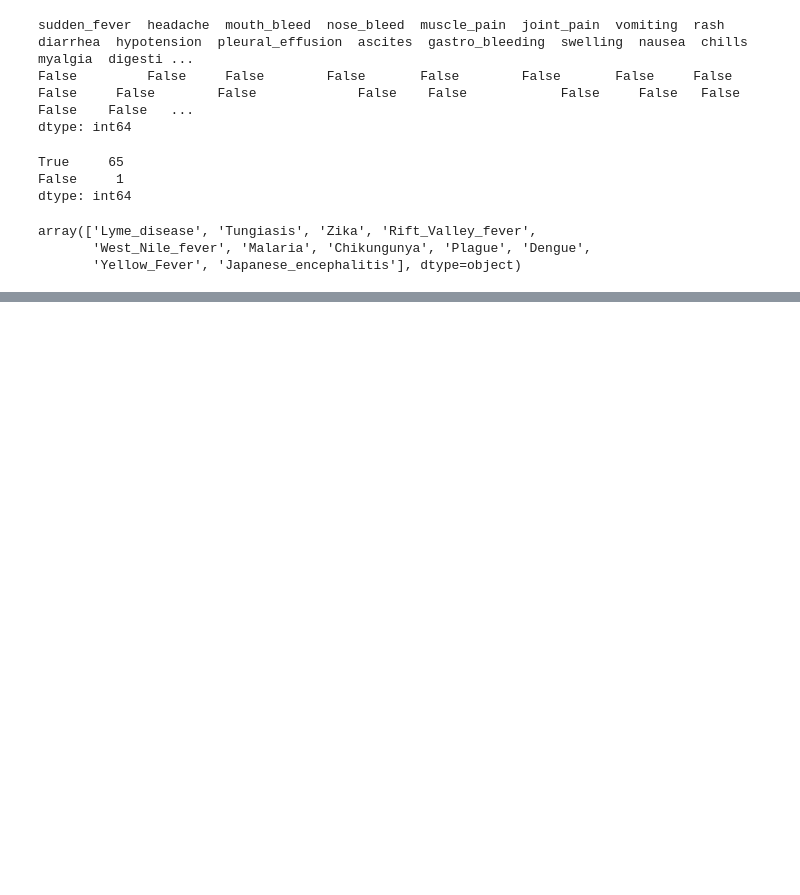
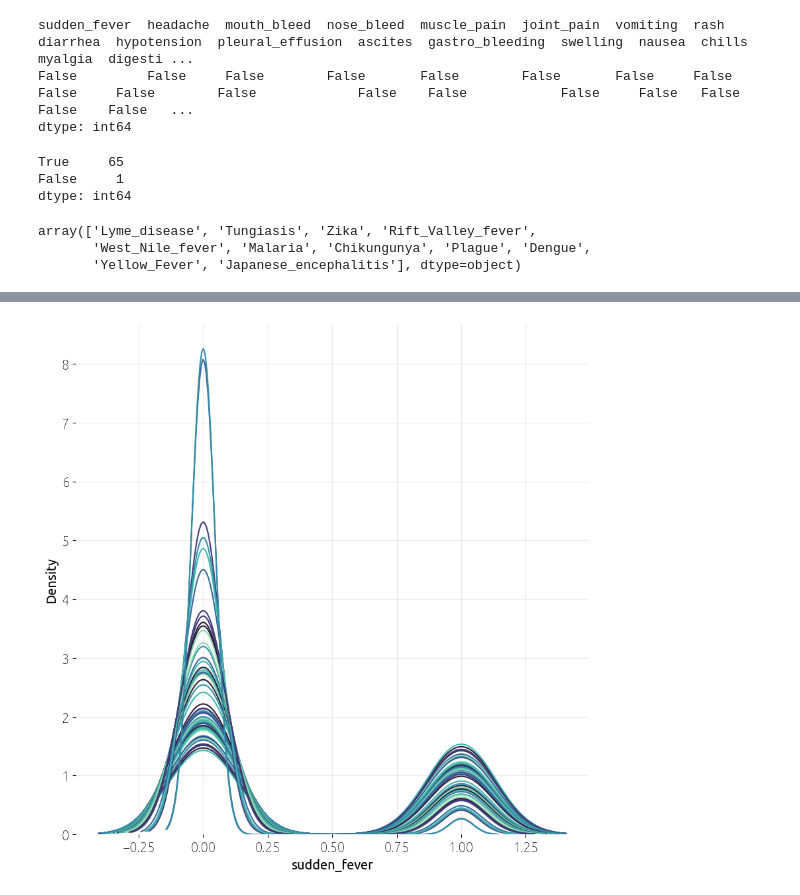
Before and after one commit to tripnv/playgrounds, a Jupyter notebook: 3-13/eda.ipynb, the cells around one changed output, grey strips where cells are left out. Drawn from its saved outputs; the diff is of its cells as text; code cells hidden in the pictures; blank space fills up the shorter version.

```diff
--- a/3-13/eda.ipynb
+++ b/3-13/eda.ipynb
@@ -224,0 +253,11 @@ plt.box()
+# %%
+fig, ax = plt.subplots(1,1, figsize = (10,10))
+
+for feature in train_data.drop(['prognosis', 'external_data'], axis = 1).columns.tolist():
+    sns.kdeplot(train_data[feature], label = feature)
+
+ax.set_frame_on(False)
+plt.grid()
+plt.show()
+# %% [output]
+[figure, added]
```
Also changed, not shown: parts of 21 cells of this notebook, 1 other file.
